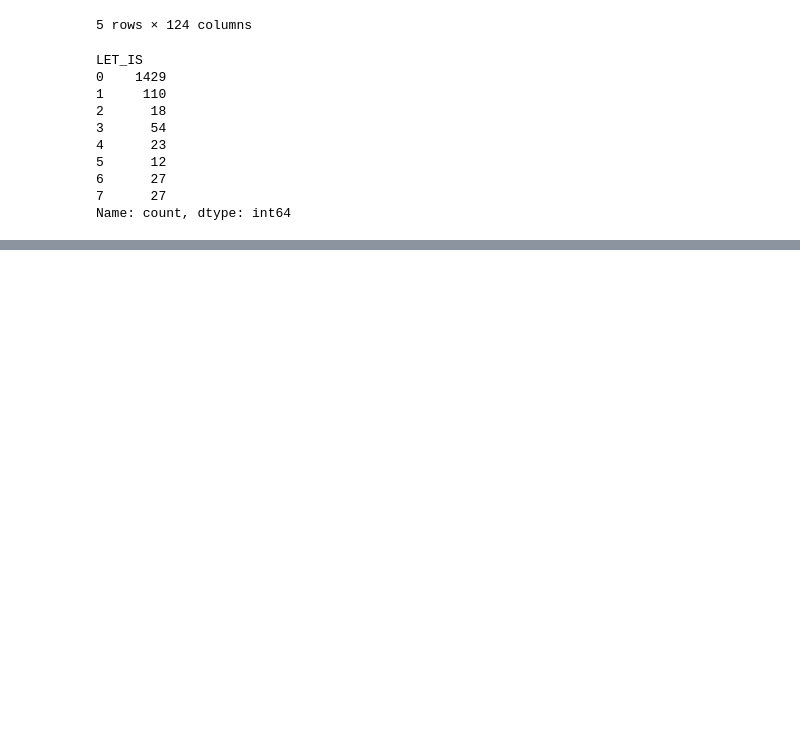
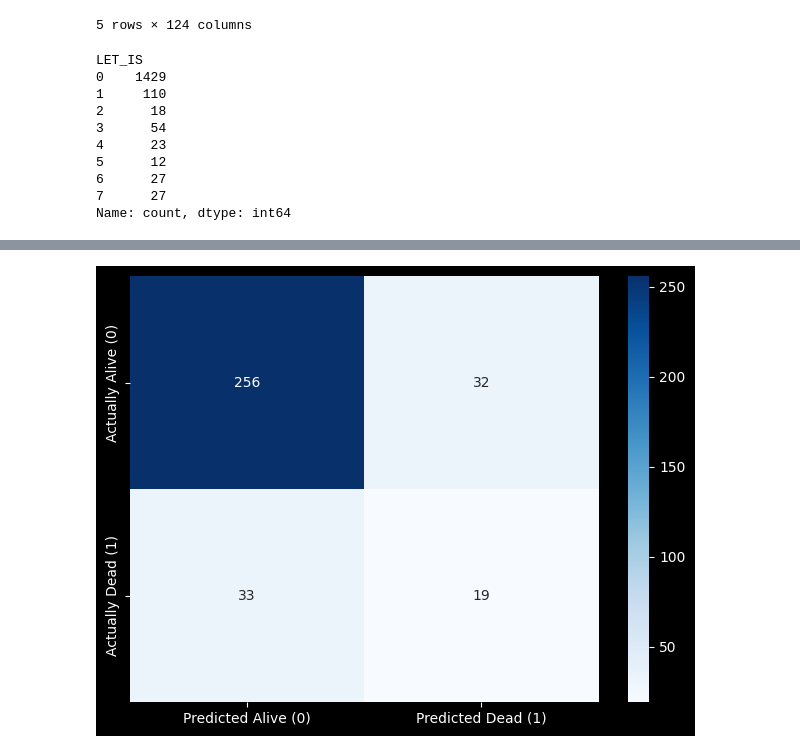
Before and after one commit to Clary1604/AMLHC_final_exam, a Jupyter notebook: MI_Complications.ipynb, the cells around one changed output, grey strips where cells are left out. Drawn from its saved outputs; the diff is of its cells as text; code cells hidden in the pictures; blank space fills up the shorter version.

Commit message:
decision tree analysis with missing value imputation

```diff
--- a/MI_Complications.ipynb
+++ b/MI_Complications.ipynb
@@ -81,0 +112,75 @@ Name: count, dtype: int64
+# %%
+# predict a lethal outcome using a decision tree (doesn't need feature scaling for labs or BP)
+from sklearn.tree import DecisionTreeClassifier
+from sklearn.model_selection import train_test_split
+from sklearn.metrics import classification_report, confusion_matrix
+from sklearn.impute import SimpleImputer
+from sklearn.pipeline import Pipeline
+from sklearn.compose import ColumnTransformer
+import seaborn as sns
+import matplotlib.pyplot as plt
+
+# separate the target variable from the features: columns 2-112 are features, column 124 LET_IS is the target variable
+# LET_IS is "negative" for alive, value 0, and "positive" for deceased, values 1-7
+X = mi_complications.iloc[:, 1:112]
+mi_complications["lethal_outcome"] = mi_complications["LET_IS"].apply(lambda x: 0 if x == 0 else 1)
+y = mi_complications["lethal_outcome"]
+# split the data into training and testing sets
+X_train, X_test, y_train, y_test = train_test_split(X, y, test_size=0.2, random_state=42)
+
+# for handling missing values, identify column types binary or numeric ordinal
+binary_features = [col for col in X.columns if X[col].dropna().isin([0, 1]).all()]
+numeric_features = [col for col in X.select_dtypes(include=["int64", "float64"]).columns
+                    if col not in binary_features]
+
+# for decision trees, use most frequent for binary features, and median imputation for ordinal and categorical features
+# decision trees make threshold splits - if we use logistic regression later we need to revisit!!
+
+# transformers:
+binary_transformer = SimpleImputer(strategy="most_frequent")
+numeric_transformer = SimpleImputer(strategy="median")
+
+# preprocessor
+preprocessor = ColumnTransformer(
+    transformers=[
+        ("bin", binary_transformer, binary_features),
+        ("num", numeric_transformer, numeric_features),
+    ]
+)
+# create a pipeline that combines the preprocessor with a decision tree classifier
+pipeline = Pipeline(steps=[
+    ("preprocessor", preprocessor),
+    ("classifier", DecisionTreeClassifier(random_state=42))
+])
+# fit the pipeline to the training data
+pipeline.fit(X_train, y_train)
+# make predictions on the test set
+y_pred = pipeline.predict(X_test)
+# evaluate the model
+print("Classification Report:")
+print(classification_report(y_test, y_pred))
+print("Confusion Matrix:")
+# create a confusion matrix and visualize it with seaborn
+cm = confusion_matrix(y_test, y_pred)
+
+sns.heatmap(cm, annot=True, fmt="d", cmap="Blues",
+            xticklabels=["Predicted Alive (0)", "Predicted Dead (1)"],
+            yticklabels=["Actually Alive (0)", "Actually Dead (1)"])
+plt.tight_layout()
+plt.show()
+
+tn, fp, fn, tp = confusion_matrix(y_test, y_pred).ravel()
+specificity = tn / (tn + fp)
+sensitivity = tp / (tp + fn)
+print(f"Specificity: {specificity:.3f}")  # ability to correctly identify alive patients
+print(f"Sensitivity: {sensitivity:.3f}") # ability to correctly identify dying patients
+
+
+# describe which features are most important for predicting lethal outcomes in the decision tree model
+feature_importances = pipeline.named_steps["classifier"].feature_importances_
+feature_names = X.columns
+feature_importance_df = pd.DataFrame({"feature": feature_names, "importance": feature_importances})
+feature_importance_df = feature_importance_df.sort_values(by="importance", ascending=False)
+print("Feature Importances:")
+print(feature_importance_df.head(10))
+# %% [output]
@@ -81,0 +198 @@ Name: count, dtype: int64
+[figure, added]
```
Also changed, not shown: parts of 9 cells of this notebook.
